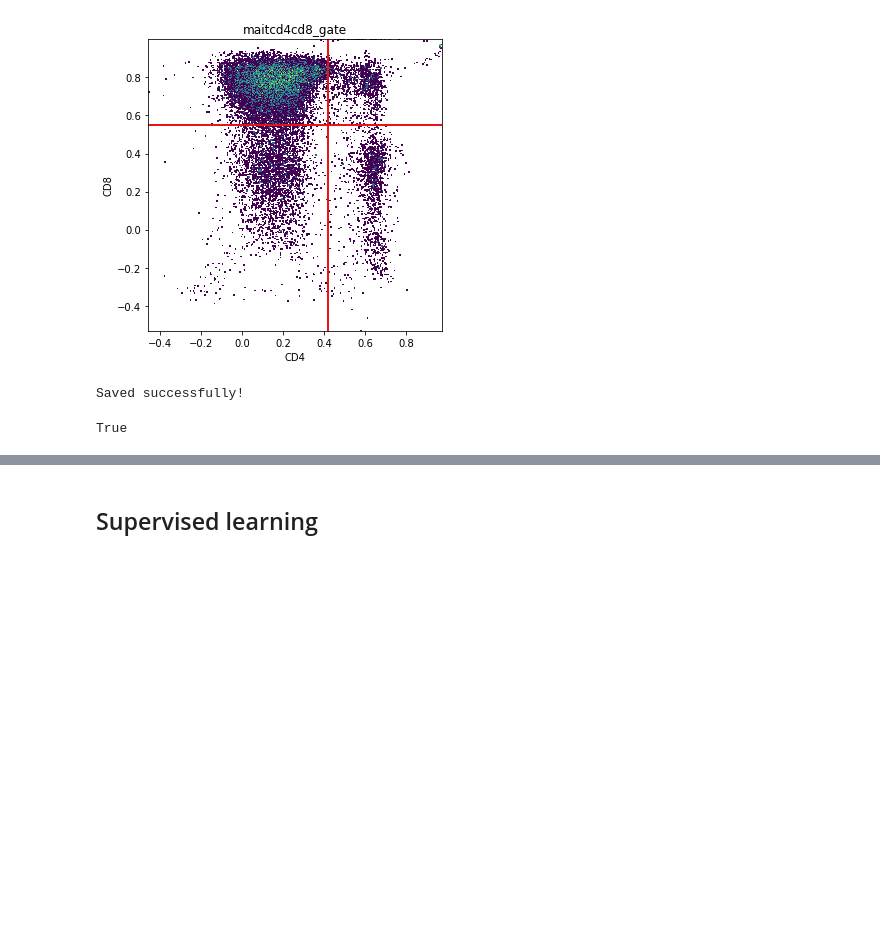
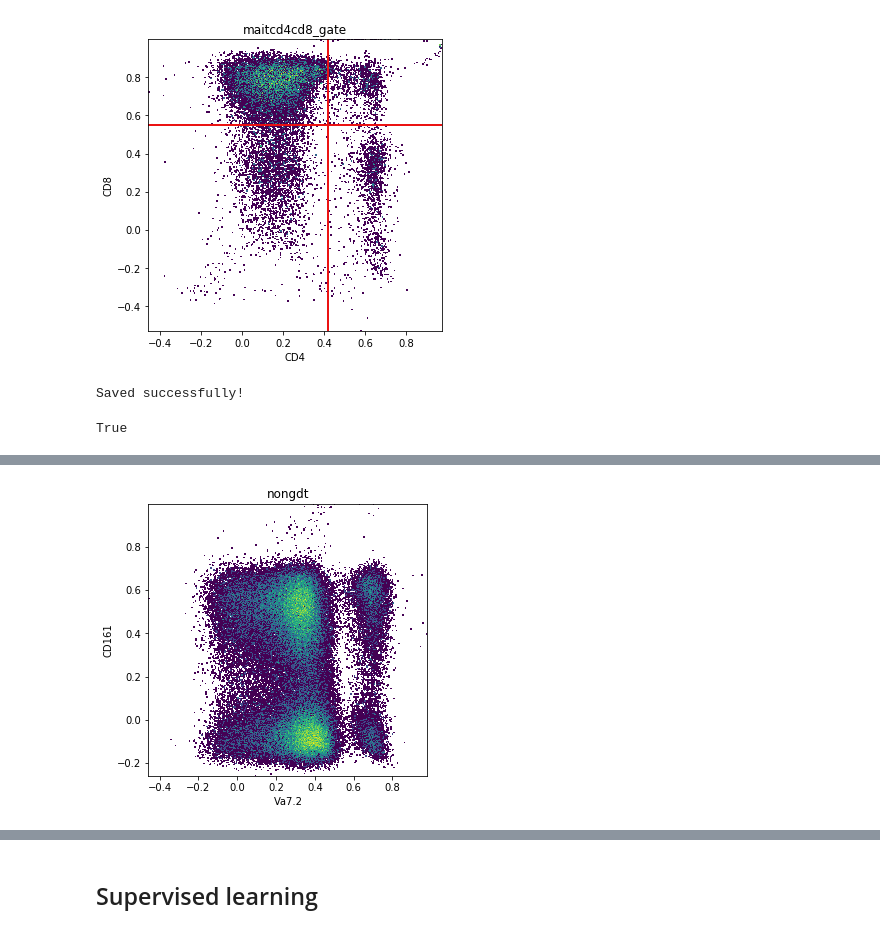
Before and after one commit to burtonrj/CytoPy, a Jupyter notebook: Notebooks/PD/3_Classification.ipynb, the cells around one changed output, grey strips where cells are left out. Drawn from its saved outputs; the diff is of its cells as text; code cells hidden in the pictures; blank space fills up the shorter version.

```diff
--- a/Notebooks/PD/3_Classification.ipynb
+++ b/Notebooks/PD/3_Classification.ipynb
@@ -140,0 +179,5 @@ True
+# %%
+val.plotting.plot_population('nongdt', 'Va7.2', 'CD161', transforms={'x': 'logicle',
+                                                                     'y': 'logicle'})
+# %% [output]
+[figure, added]
```
Also changed, not shown: parts of 28 cells of this notebook, 4 other files.
